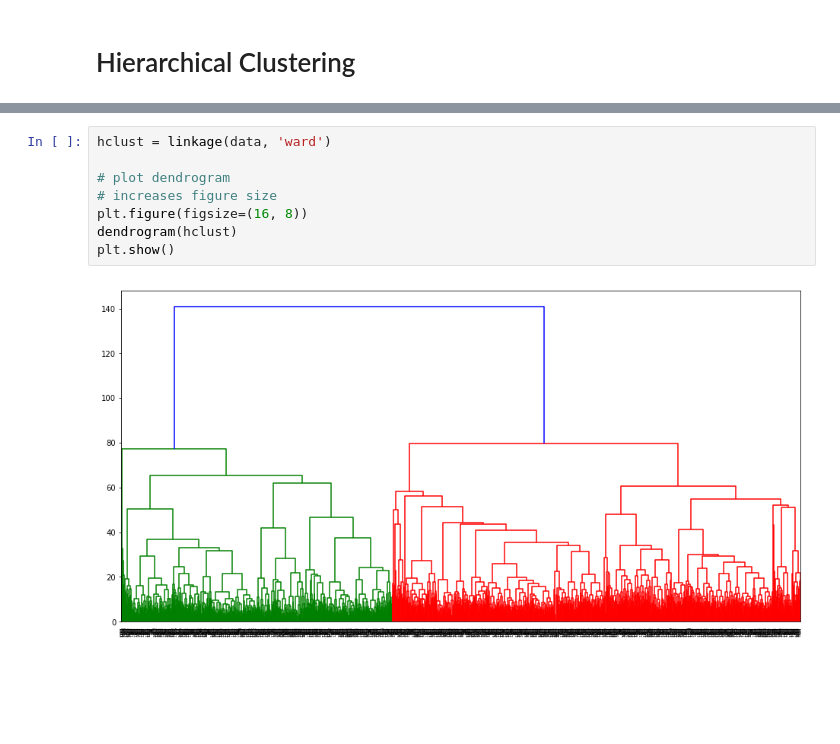
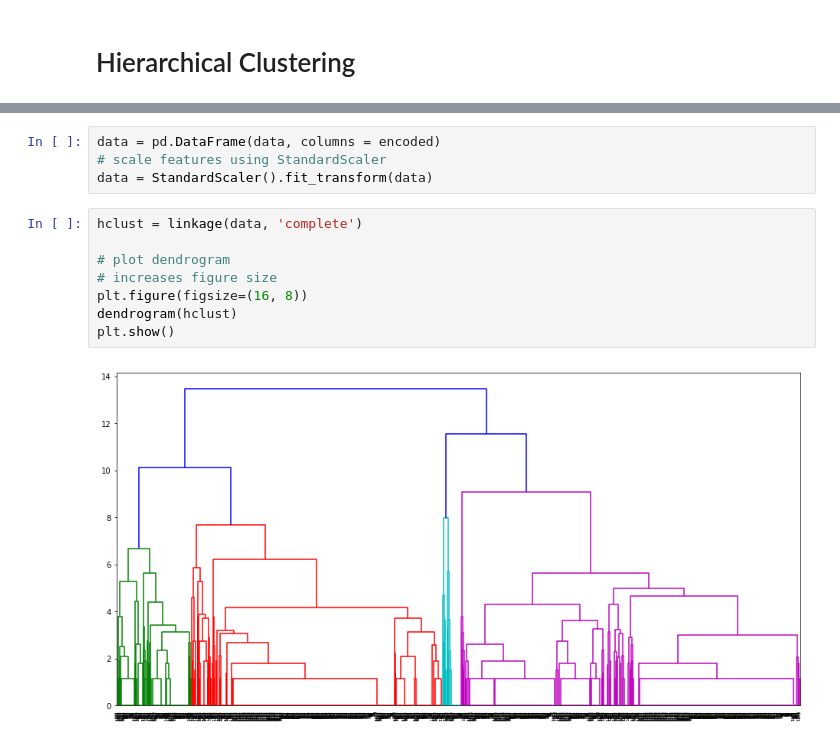
Before and after one commit to SarahNadeau/datascience-projectB, a Jupyter notebook: ProjD.ipynb, the cells around one changed output, grey strips where cells are left out. Saved outputs shown, nothing was run; the diff lists cells and outputs as text; blank space fills up the shorter version.

```diff
--- a/ProjD.ipynb
+++ b/ProjD.ipynb
@@ -139,10 +168,14 @@ data = StandardScaler().fit_transform(data)
+# %%
+data = pd.DataFrame(data, columns = encoded)
+# scale features using StandardScaler
+data = StandardScaler().fit_transform(data)
 # %%
-hclust = linkage(data, 'ward')
+hclust = linkage(data, 'complete')
 
 # plot dendrogram
 # increases figure size
 plt.figure(figsize=(16, 8))
 dendrogram(hclust)
 plt.show()
 # %% [output]
-[figure, old version]
+[figure, new version]
```
Also changed, not shown: parts of 4 cells of this notebook, 1 other file.
